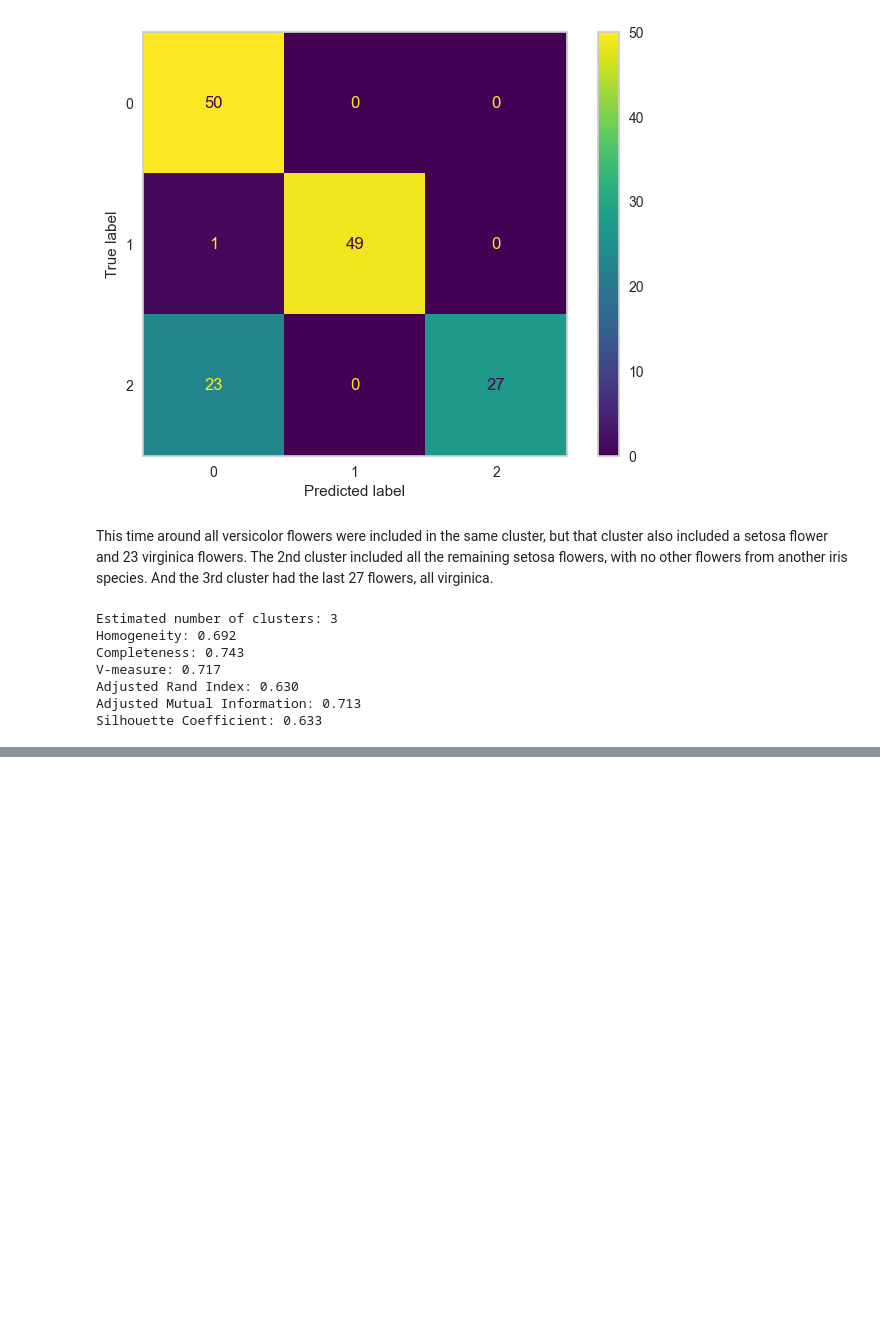
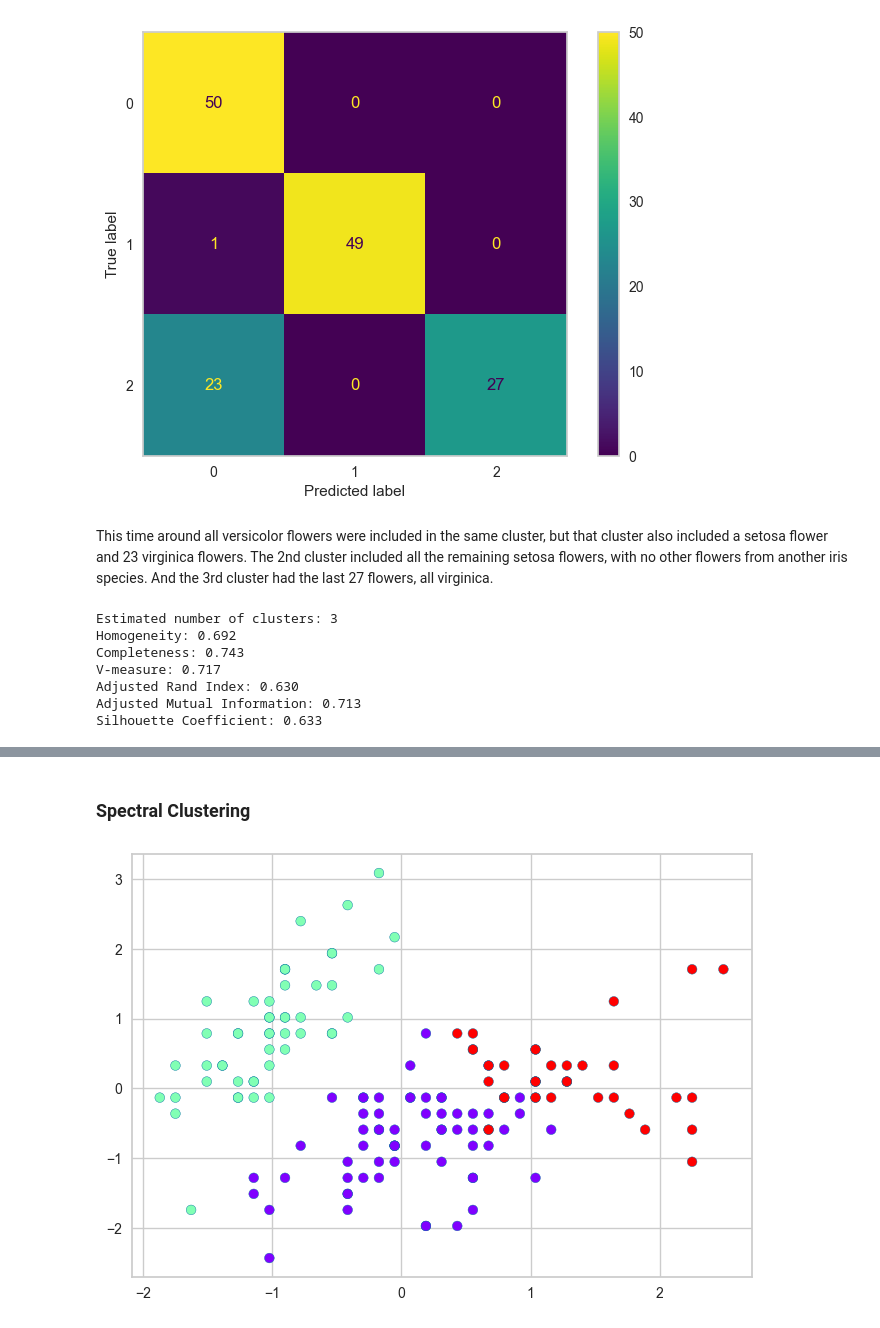
Before and after one commit to tzhang852/4431_DataMining_Fall22, a Jupyter notebook: Assignment5/assignment5.ipynb, the cells around one changed output, grey strips where cells are left out. Cells and saved outputs as stored; diff of their text form; code cells hidden in the pictures; blank space fills up the shorter version.

```diff
--- a/Assignment5/assignment5.ipynb
+++ b/Assignment5/assignment5.ipynb
@@ -364,0 +425,15 @@ Silhouette Coefficient: 0.633
+# %% [markdown]
+### Spectral Clustering
+# %%
+# Apply Spectral Clustering to original dataframe
+spec_clust = SpectralClustering(n_clusters = 3)
+spec_clust.fit(scaled_features)
+sc_data_labels = spec_clust.labels_
+unique_sc_data_labels = np.unique(sc_data_labels)
+num_sc_data_clusters_ = len(unique_sc_data_labels)
+# %%
+# Create Spectral Clustering plot
+plt.scatter(scaled_features[:,0], scaled_features[:,1], c = sc_data_labels, cmap = 'rainbow', edgecolors = 'b')
+plt.show()
+# %% [output]
+[figure, added]
```
Also changed, not shown: parts of 22 cells of this notebook.
